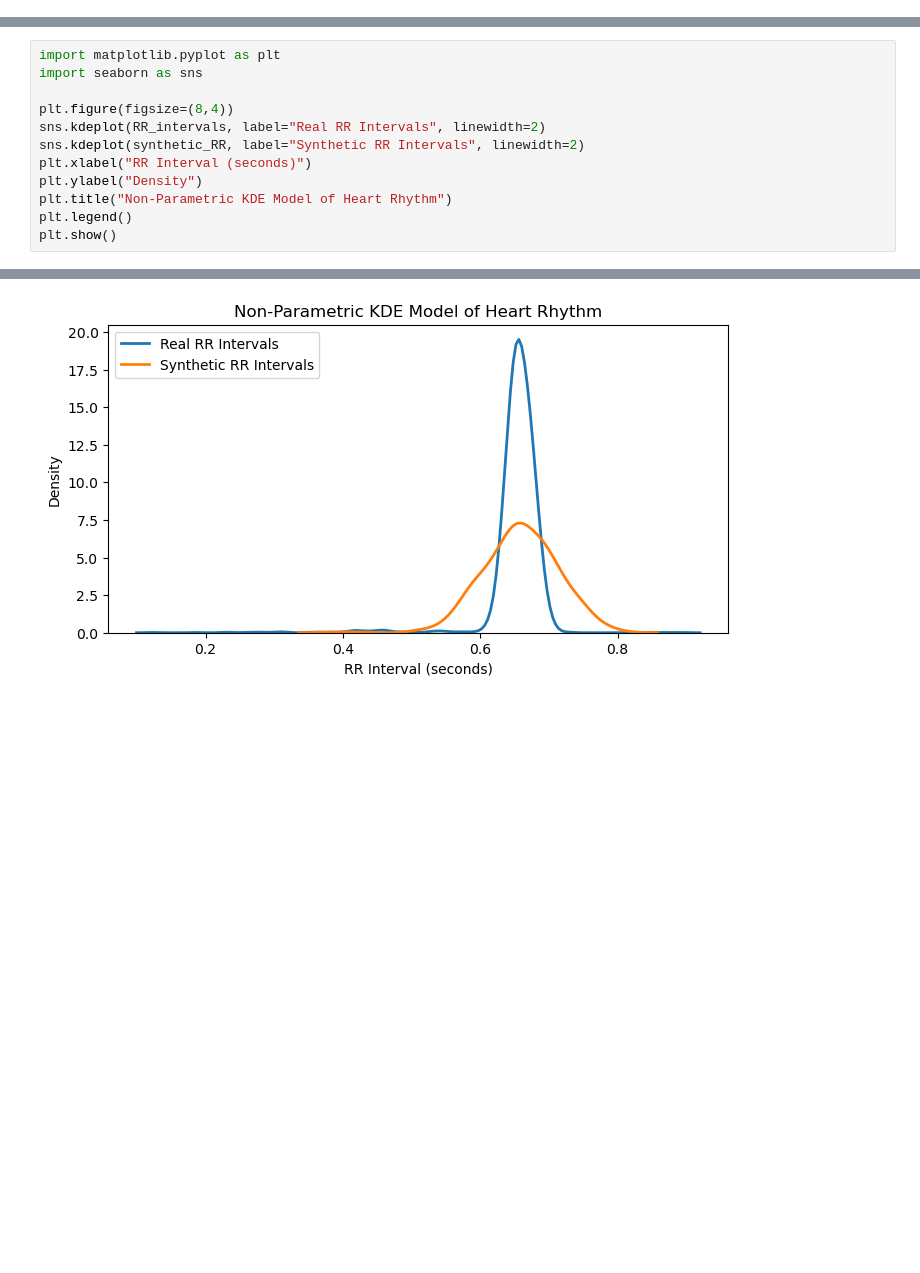
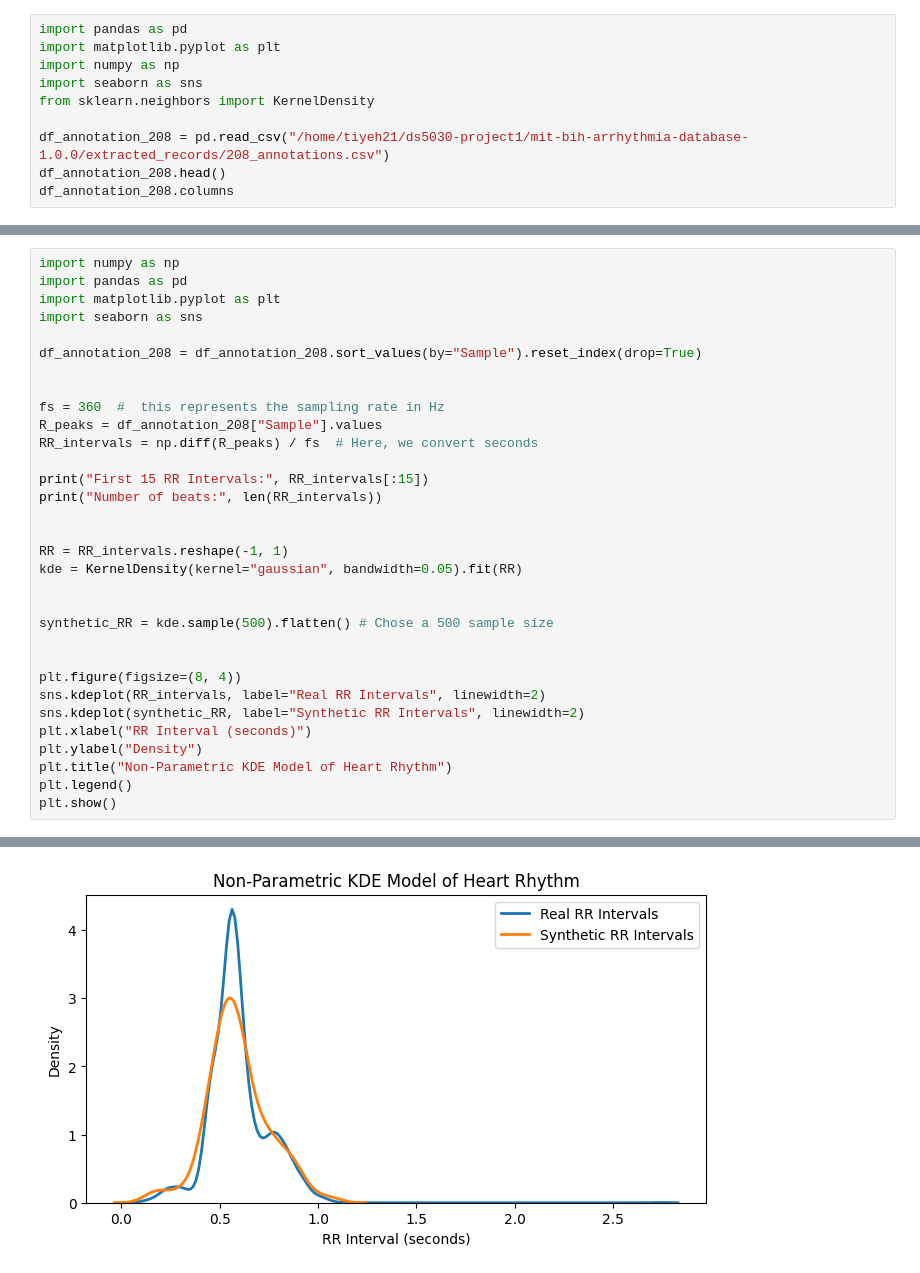
Before and after one commit to bellaelu/ds5030-project1, a Jupyter notebook: question3_ECDF_KDE_Annotation.ipynb, the cells around one changed output, grey strips where cells are left out. Cells and saved outputs as stored; diff of their text form; blank space fills up the shorter version.

Commit message:
Question 3 ECDF KDE Annotation Final Commit

```diff
--- a/question3_ECDF_KDE_Annotation.ipynb
+++ b/question3_ECDF_KDE_Annotation.ipynb
@@ -219,0 +3,10 @@ Number of annotations: 3040
+# %%
+import pandas as pd
+import matplotlib.pyplot as plt
+import numpy as np
+import seaborn as sns
+from sklearn.neighbors import KernelDensity
+
+df_annotation_208 = pd.read_csv("/home/tiyeh21/ds5030-project1/mit-bih-arrhythmia-database-1.0.0/extracted_records/208_annotations.csv")
+df_annotation_208.head()
+df_annotation_208.columns
@@ -220,8 +24,28 @@ Number of annotations: 3040
 # %%
+import numpy as np
+import pandas as pd
 import matplotlib.pyplot as plt
 import seaborn as sns
 
-plt.figure(figsize=(8,4))
+df_annotation_208 = df_annotation_208.sort_values(by="Sample").reset_index(drop=True)
+
+
+fs = 360  #  this represents the sampling rate in Hz
+R_peaks = df_annotation_208["Sample"].values
+RR_intervals = np.diff(R_peaks) / fs  # Here, we convert seconds
+
+print("First 15 RR Intervals:", RR_intervals[:15])
+print("Number of beats:", len(RR_intervals))
+
+
+RR = RR_intervals.reshape(-1, 1)
+kde = KernelDensity(kernel="gaussian", bandwidth=0.05).fit(RR)
+
+
+synthetic_RR = kde.sample(500).flatten() # Chose a 500 sample size
+
+
+plt.figure(figsize=(8, 4))
 sns.kdeplot(RR_intervals, label="Real RR Intervals", linewidth=2)
 sns.kdeplot(synthetic_RR, label="Synthetic RR Intervals", linewidth=2)
 plt.xlabel("RR Interval (seconds)")
@@ -233 +61 @@ plt.show()
-[figure, old version]
+[figure, new version]
```
Also changed, not shown: parts of 25 cells of this notebook.
